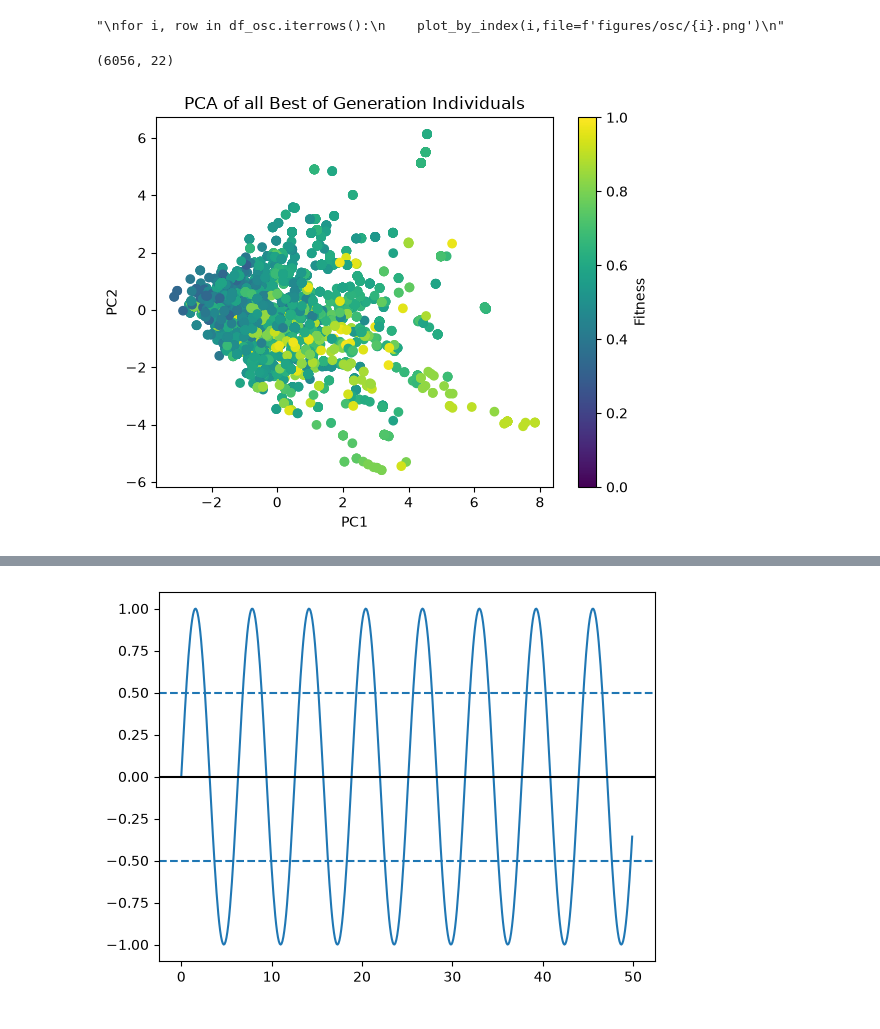
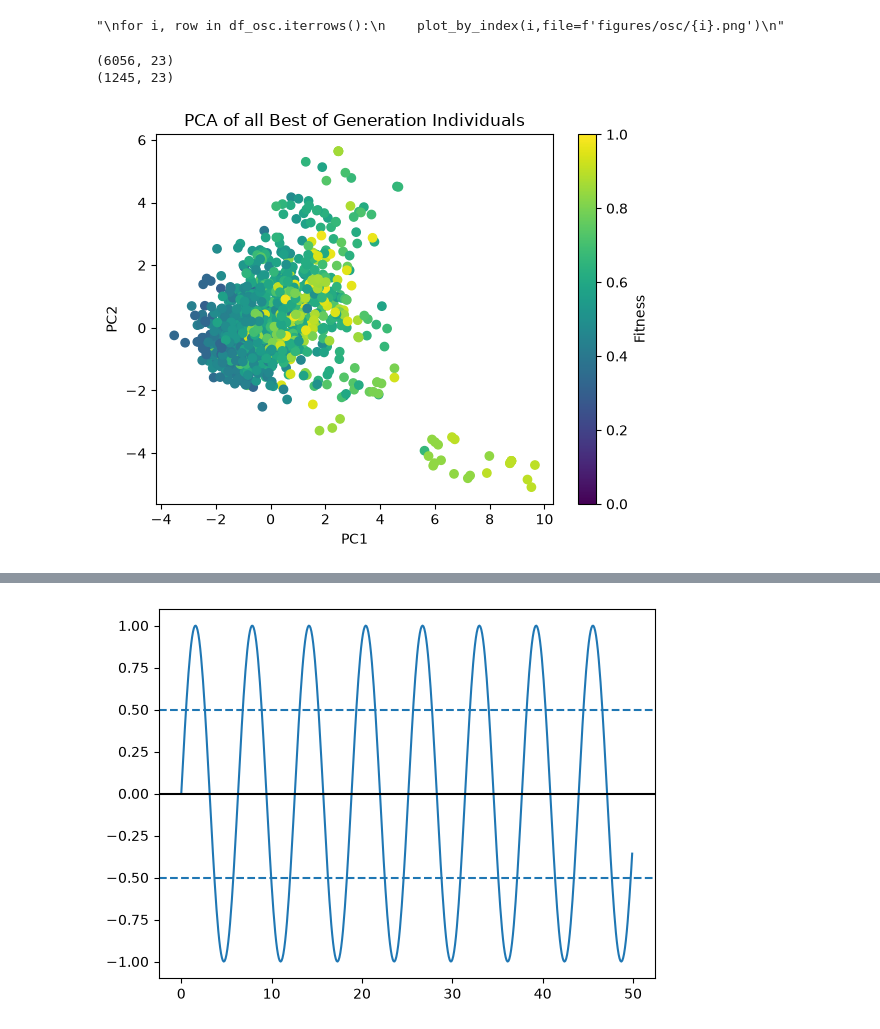
Before and after one commit to bstan218/podosome-ode, a Jupyter notebook: analysis.ipynb, the cells around one changed output, grey strips where cells are left out. Drawn from its saved outputs; the diff is of its cells as text; code cells hidden in the pictures.

Commit message:
removed duplicates during analysis

```diff
--- a/analysis.ipynb
+++ b/analysis.ipynb
@@ -91,39 +91,42 @@ from sklearn.preprocessing import StandardScaler
 
 # X: DataFrame containing the features for PCA
 # df['additional_feature']: values between 0 and 1
-fitnesses = []
-X = DataFrame(columns=list(range(22)))
+Xy = DataFrame(columns=list(range(23)))
 for i, row in DATA.iterrows():
     features = ast.literal_eval(row['parameters'])
     fitness = row['fitness']
-    fitnesses.append(fitness)
-    X.loc[len(X)] = features
+    Xy.loc[len(Xy)] = features + [fitness]
 
-print(X.shape)
+print(Xy.shape)
+Xy = Xy.drop_duplicates()
+print(Xy.shape)
+X = Xy[range(22)]
+y = Xy[[22]]
 
 X_scaled = StandardScaler().fit_transform(X)
 
 pca = PCA(n_components=2)
 X_pca = pca.fit_transform(X_scaled)
 
 fig, ax = plt.subplots()
 
 sc = ax.scatter(
     X_pca[:, 0],
     X_pca[:, 1],
-    c=fitnesses,
+    c=y,
     cmap='viridis',
     vmin=0,
     vmax=1
 )
 
 fig.colorbar(sc, ax=ax, label='Fitness')
 ax.set_xlabel('PC1')
 ax.set_ylabel('PC2')
 plt.title('PCA of all Best of Generation Individuals')
 
 plt.savefig('figures/pca.png')
 plt.show()
 # %% [output]
-(6056, 22)
+(6056, 23)
+(1245, 23)
-[figure, old version]
+[figure, new version]
```
Also changed, not shown: parts of 5 cells of this notebook, 23 other files.
